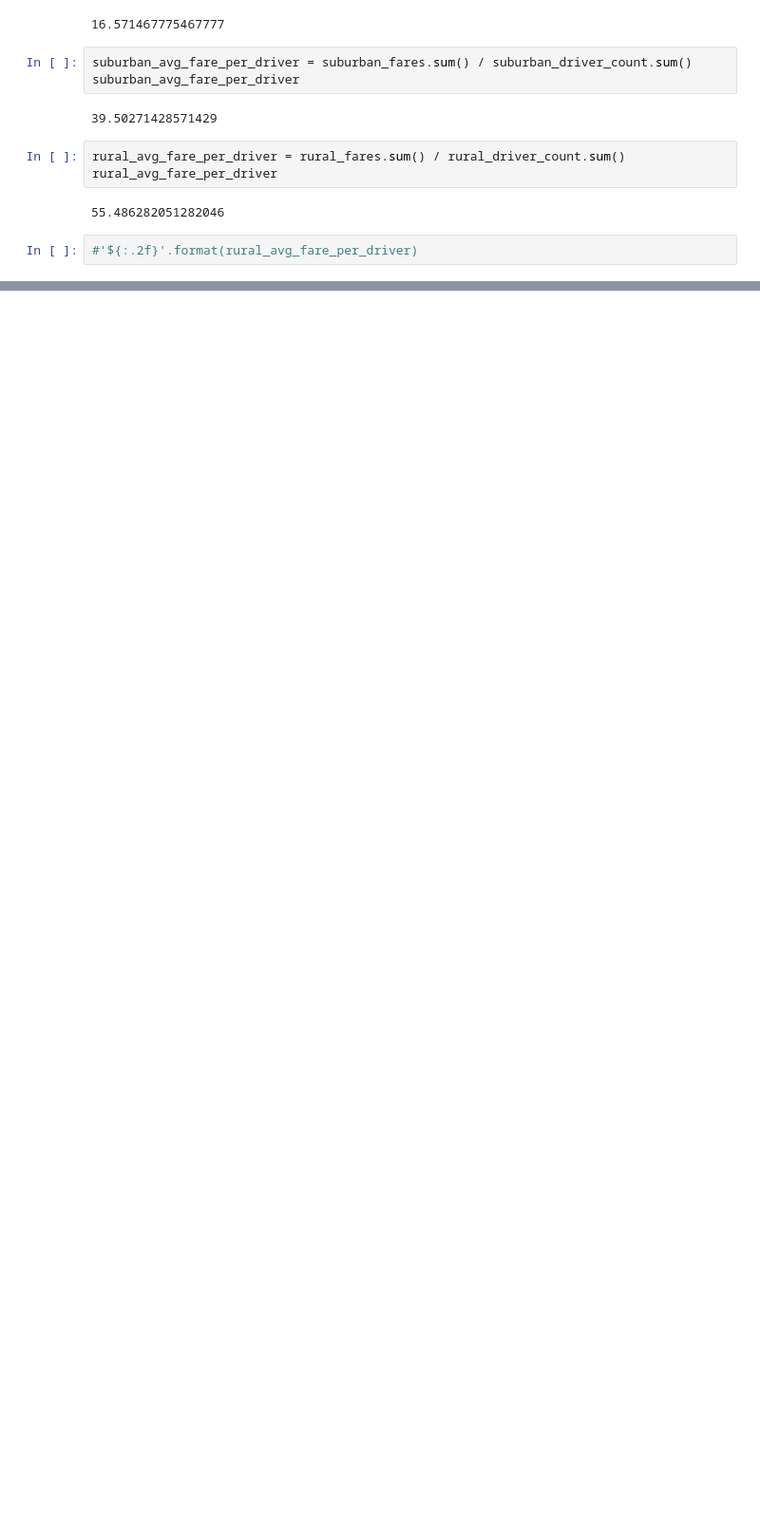
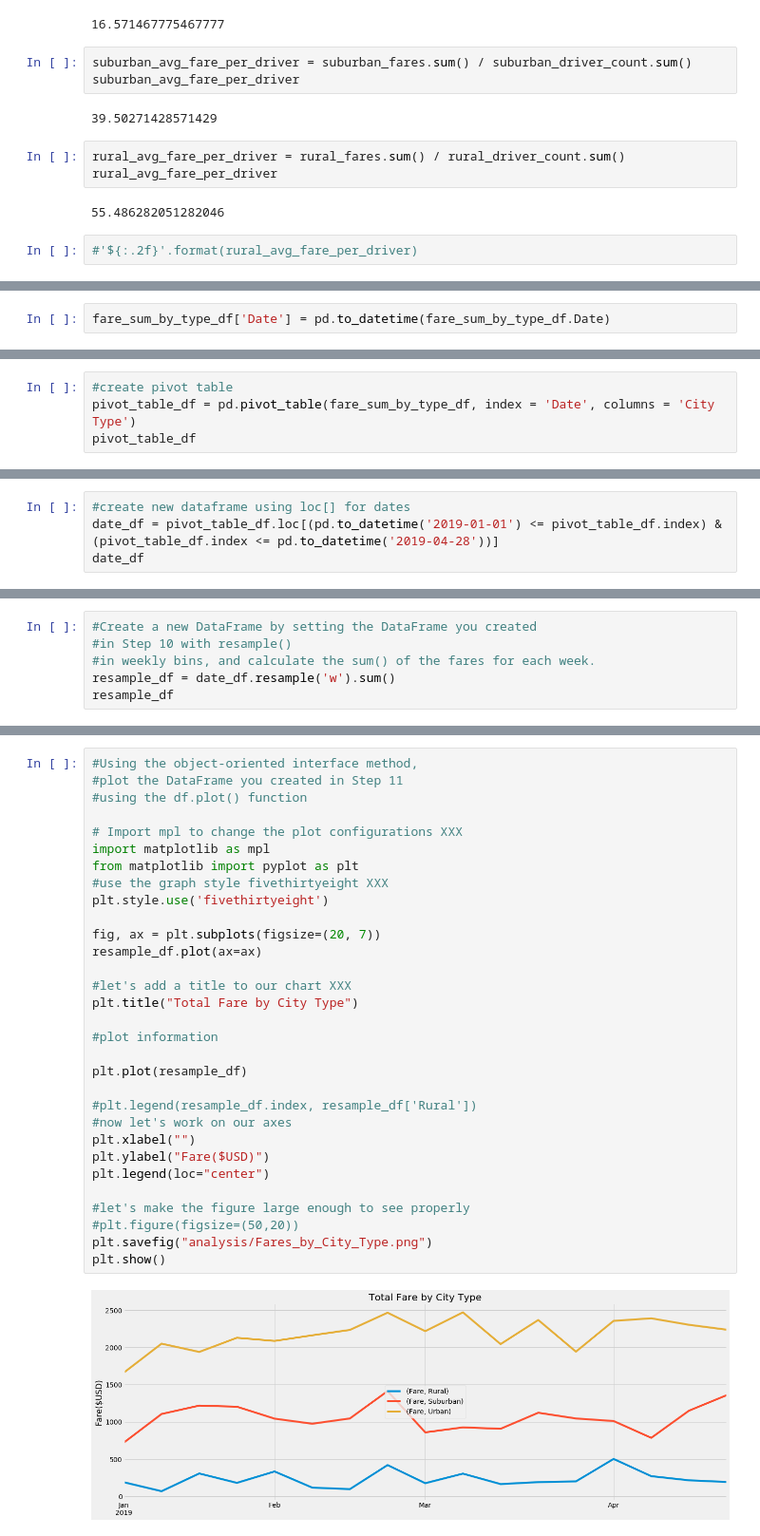
Before and after one commit to efuen0077/PyBer_Analysis, a Jupyter notebook: PyBer-Challenge.ipynb, the cells around one changed output, grey strips where cells are left out. Shown: that part at 95% size. Cells and saved outputs as stored; diff of their text form; blank space fills up the shorter version.

Commit message:
Fares by City Type with "months" as x-axis dates
PyBer Challenge Complete.

```diff
--- a/PyBer-Challenge.ipynb
+++ b/PyBer-Challenge.ipynb
@@ -940,0 +772,2 @@ final_summary_df
+# %%
+fare_sum_by_type_df['Date'] = pd.to_datetime(fare_sum_by_type_df.Date)
@@ -940,0 +781,4 @@ final_summary_df
+# %%
+#create pivot table
+pivot_table_df = pd.pivot_table(fare_sum_by_type_df, index = 'Date', columns = 'City Type')
+pivot_table_df
@@ -940,0 +809,4 @@ final_summary_df
+# %%
+#create new dataframe using loc[] for dates
+date_df = pivot_table_df.loc[(pd.to_datetime('2019-01-01') <= pivot_table_df.index) & (pivot_table_df.index <= pd.to_datetime('2019-04-28'))]
+date_df
@@ -940,0 +837,6 @@ final_summary_df
+# %%
+#Create a new DataFrame by setting the DataFrame you created
+#in Step 10 with resample()
+#in weekly bins, and calculate the sum() of the fares for each week.
+resample_df = date_df.resample('w').sum()
+resample_df
@@ -940,0 +891,33 @@ final_summary_df
+# %%
+#Using the object-oriented interface method,
+#plot the DataFrame you created in Step 11
+#using the df.plot() function
+
+# Import mpl to change the plot configurations XXX
+import matplotlib as mpl
+from matplotlib import pyplot as plt
+#use the graph style fivethirtyeight XXX
+plt.style.use('fivethirtyeight')
+
+fig, ax = plt.subplots(figsize=(20, 7))
+resample_df.plot(ax=ax)
+
+#let's add a title to our chart XXX
+plt.title("Total Fare by City Type")
+
+#plot information
+
+plt.plot(resample_df)
+
+#plt.legend(resample_df.index, resample_df['Rural'])
+#now let's work on our axes
+plt.xlabel("")
+plt.ylabel("Fare($USD)")
+plt.legend(loc="center")
+
+#let's make the figure large enough to see properly
+#plt.figure(figsize=(50,20))
+plt.savefig("analysis/Fares_by_City_Type.png")
+plt.show()
+# %% [output]
+[figure, added]
```
Also changed, not shown: parts of 68 cells of this notebook, 1 other file.
